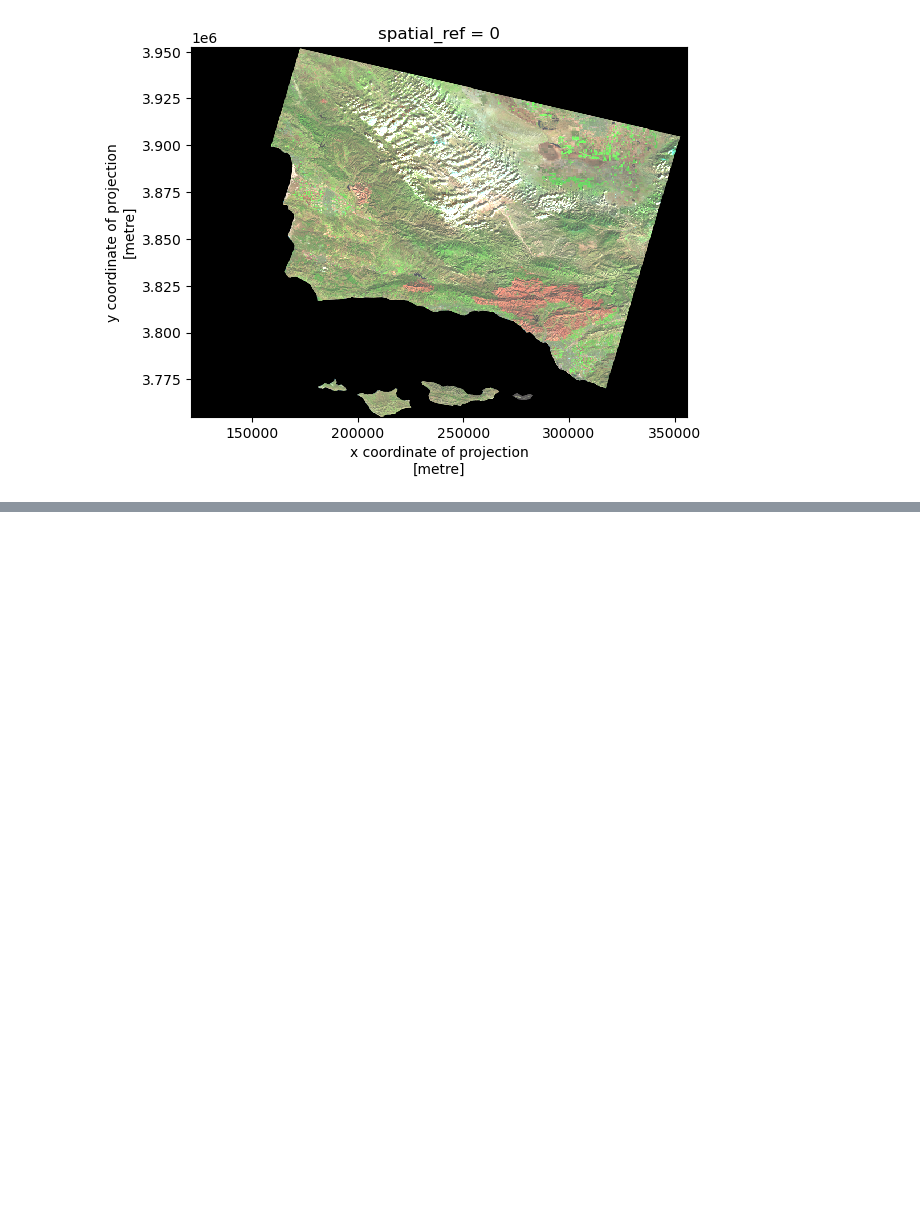
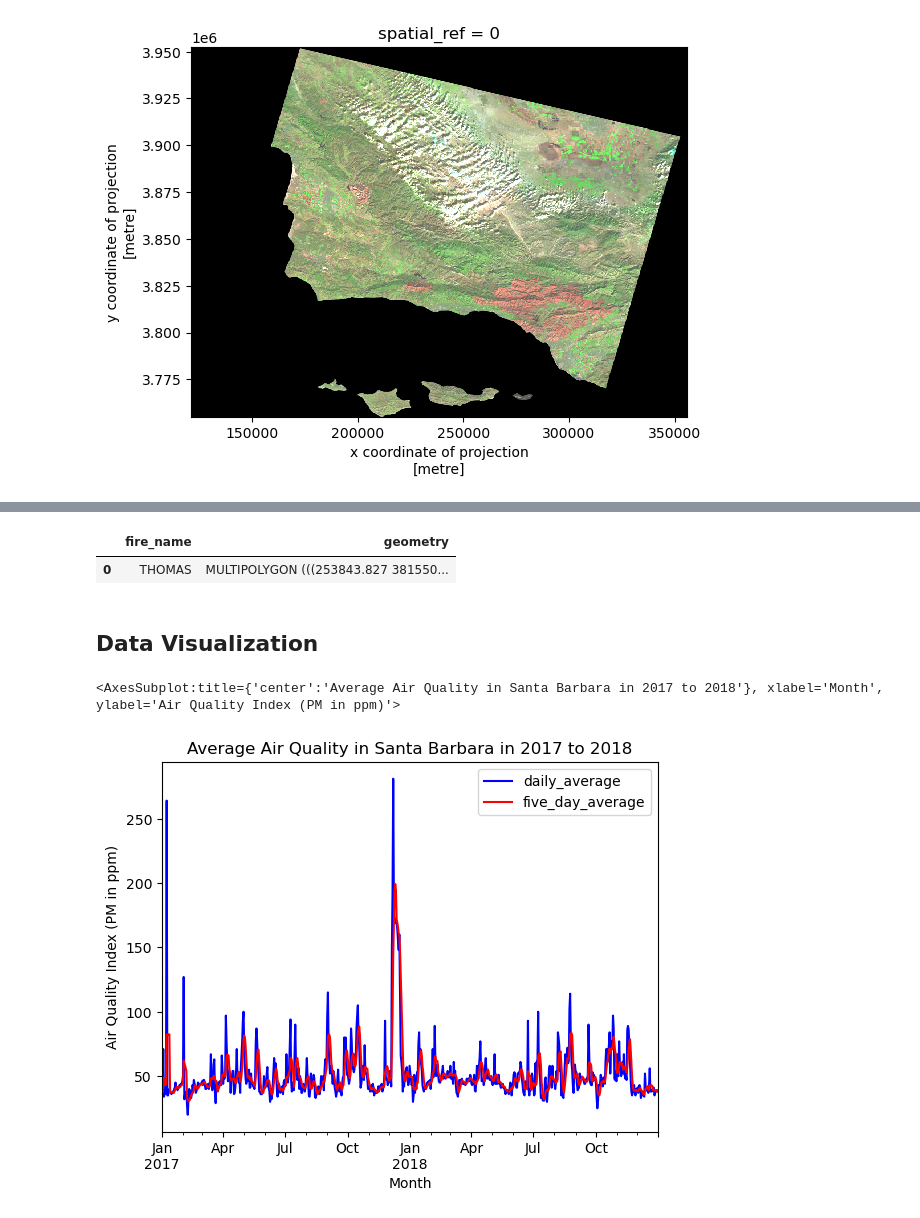
Before and after one commit to mariamkg00/eds-220-hwk-4-task-3, a Jupyter notebook: task3.ipynb, the cells around one changed output, grey strips where cells are left out. Cells and saved outputs as stored; diff of their text form; code cells hidden in the pictures; blank space fills up the shorter version.

Commit message:
adding AQI plot

```diff
--- a/task3.ipynb
+++ b/task3.ipynb
@@ -186,6 +186,10 @@ aqi_sb.columns
 Index(['aqi', 'category', 'defining_parameter', 'defining_site',
        'number_of_sites_reporting', 'five_day_average'],
       dtype='object')
+# %%
+# adding daily averages to aqi_sb
+# as of now we only have five day average, we need daily average.
+aqi_sb['daily_average']= aqi_sb.aqi.resample('D').mean()
 # %% [markdown]
 ### Preparing, Previewing, and Updating Landsat Data and CA Fire Data
 # %%
@@ -279,0 +328,24 @@ landsat_sb[['swir22','nir08','red']].to_array().plot.imshow(robust = True)
+# %%
+# previewing thomas_ca
+
+thomas_ca
+# %% [output]
+|  | fire_name | geometry |
+| 0 | THOMAS | MULTIPOLYGON (((253843.827 381550... |
+# %% [markdown]
+## Data Visualization
+# %%
+# plotting the daily and five day average Air Quality Index in Santa Barbara
+aqi_sb.daily_average.plot(ylabel = 'Air Quality Index (PM in ppm)',
+                   xlabel = 'Date',
+                   title = 'Daily Air Quality in Santa Barbara in 2017 to 2018',
+                   legend = True,
+                   color = 'blue')
+aqi_sb.five_day_average.plot(ylabel = 'Air Quality Index (PM in ppm)',
+                   xlabel = 'Month',
+                   title = 'Average Air Quality in Santa Barbara in 2017 to 2018',
+                   legend = True,
+                   color = 'red')
+# %% [output]
+<AxesSubplot:title={'center':'Average Air Quality in Santa Barbara in 2017 to 2018'}, xlabel='Month', ylabel='Air Quality Index (PM in ppm)'>
+[figure, added]
```
Also changed, not shown: parts of 8 cells of this notebook.
